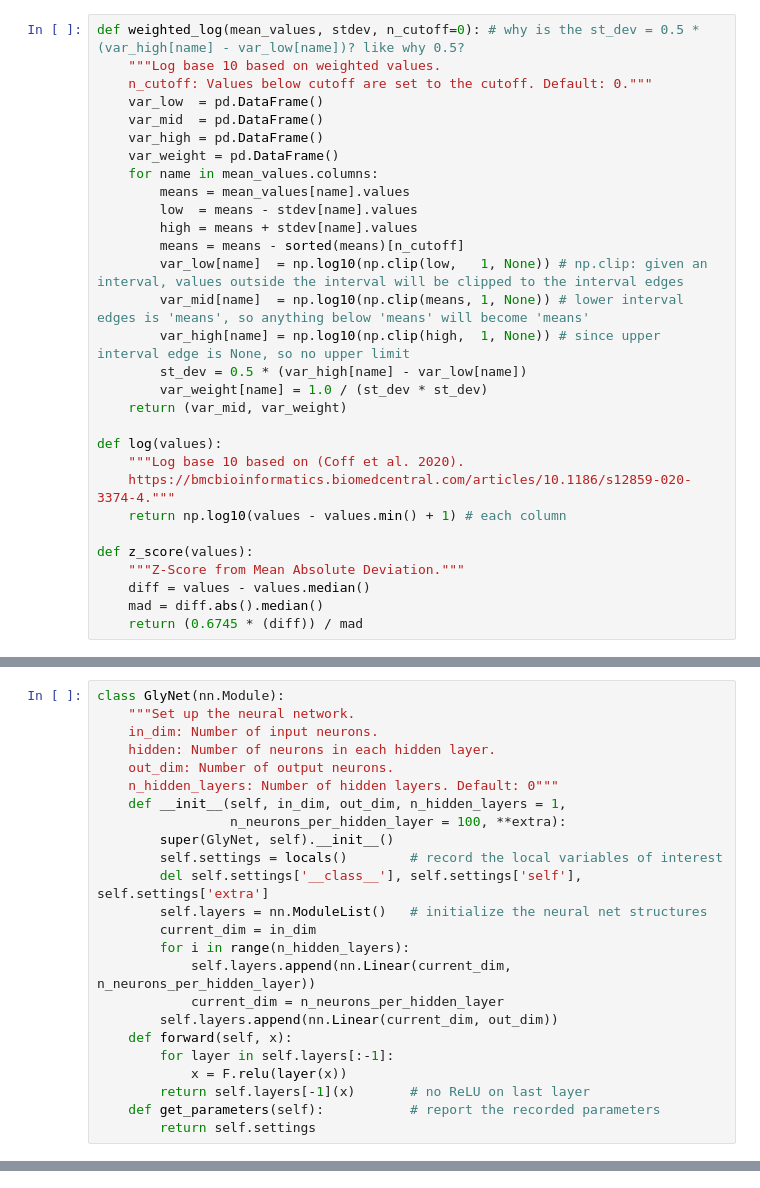
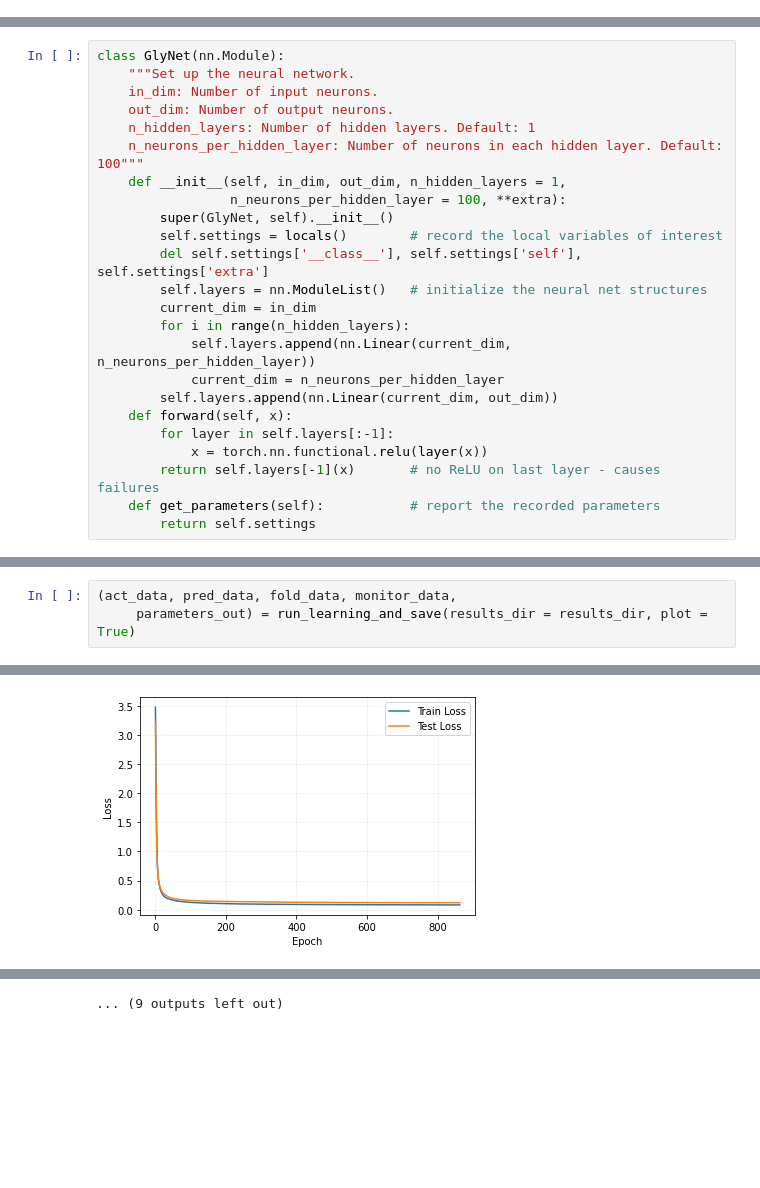
Before and after one commit to derdalab/GlyNet, a Jupyter notebook: GlyNet_Code(1).ipynb, the cells around one changed output, grey strips where cells are left out. Cells and saved outputs as stored; diff of their text form; blank space fills up the shorter version.

```diff
--- a/GlyNet_Code(1).ipynb
+++ b/GlyNet_Code(1).ipynb
@@ -46,30 +45,0 @@ using: cuda
-# %%
-def weighted_log(mean_values, stdev, n_cutoff=0): # why is the st_dev = 0.5 * (var_high[name] - var_low[name])? like why 0.5?
-    """Log base 10 based on weighted values.
-    n_cutoff: Values below cutoff are set to the cutoff. Default: 0."""
-    var_low  = pd.DataFrame()
-    var_mid  = pd.DataFrame()
-    var_high = pd.DataFrame()
-    var_weight = pd.DataFrame()
-    for name in mean_values.columns:
-        means = mean_values[name].values
-        low  = means - stdev[name].values
-        high = means + stdev[name].values
-        means = means - sorted(means)[n_cutoff]
-        var_low[name]  = np.log10(np.clip(low,   1, None)) # np.clip: given an interval, values outside the interval will be clipped to the interval edges
-        var_mid[name]  = np.log10(np.clip(means, 1, None)) # lower interval edges is 'means', so anything below 'means' will become 'means'
-        var_high[name] = np.log10(np.clip(high,  1, None)) # since upper interval edge is None, so no upper limit
-        st_dev = 0.5 * (var_high[name] - var_low[name])
-        var_weight[name] = 1.0 / (st_dev * st_dev)
-    return (var_mid, var_weight)
-
-def log(values):
-    """Log base 10 based on (Coff et al. 2020).
-    https://bmcbioinformatics.biomedcentral.com/articles/10.1186/s12859-020-3374-4."""
-    return np.log10(values - values.min() + 1) # each column
-
-def z_score(values):
-    """Z-Score from Mean Absolute Deviation."""
-    diff = values - values.median()
-    mad = diff.abs().median()
-    return (0.6745 * (diff)) / mad
@@ -79,9 +54,9 @@ def z_score(values):
 class GlyNet(nn.Module):
     """Set up the neural network.
     in_dim: Number of input neurons.
-    hidden: Number of neurons in each hidden layer.
     out_dim: Number of output neurons.
-    n_hidden_layers: Number of hidden layers. Default: 0"""
+    n_hidden_layers: Number of hidden layers. Default: 1
+    n_neurons_per_hidden_layer: Number of neurons in each hidden layer. Default: 100"""
     def __init__(self, in_dim, out_dim, n_hidden_layers = 1,
                  n_neurons_per_hidden_layer = 100, **extra):
         super(GlyNet, self).__init__()
@@ -95,8 +70,8 @@ class GlyNet(nn.Module):
         self.layers.append(nn.Linear(current_dim, out_dim))
     def forward(self, x):
         for layer in self.layers[:-1]:
-            x = F.relu(layer(x))
-        return self.layers[-1](x)       # no ReLU on last layer
+            x = torch.nn.functional.relu(layer(x))
+        return self.layers[-1](x)       # no ReLU on last layer - causes failures
     def get_parameters(self):           # report the recorded parameters
         return self.settings
 # %% [markdown]
@@ -288,0 +374,4 @@ def train(decay=1e-4, patience=10, plot=False, **kwargs):
+# %%
+(act_data, pred_data, fold_data, monitor_data,
+     parameters_out) = run_learning_and_save(results_dir = results_dir, plot = True)
+# %% [output]
@@ -288,0 +382 @@ def train(decay=1e-4, patience=10, plot=False, **kwargs):
+[figure, added]
@@ -288,0 +403 @@ def train(decay=1e-4, patience=10, plot=False, **kwargs):
+... (9 outputs left out)
```
Also changed, not shown: parts of 60 cells of this notebook.
